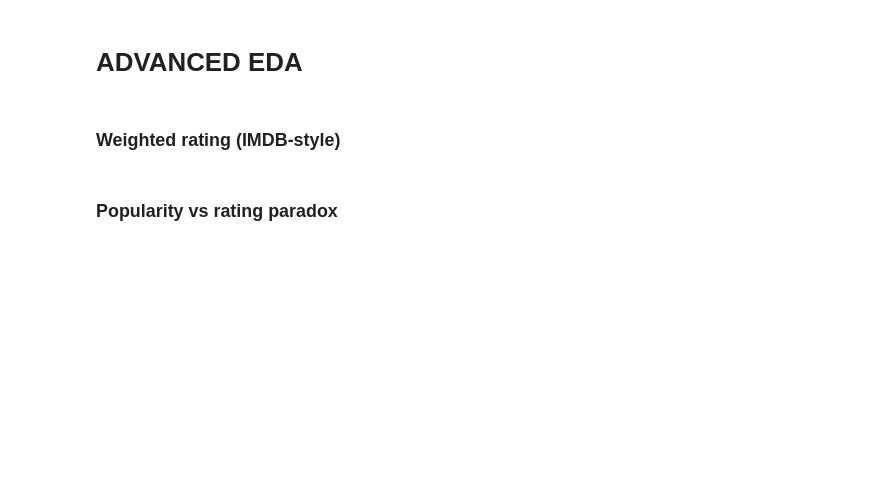
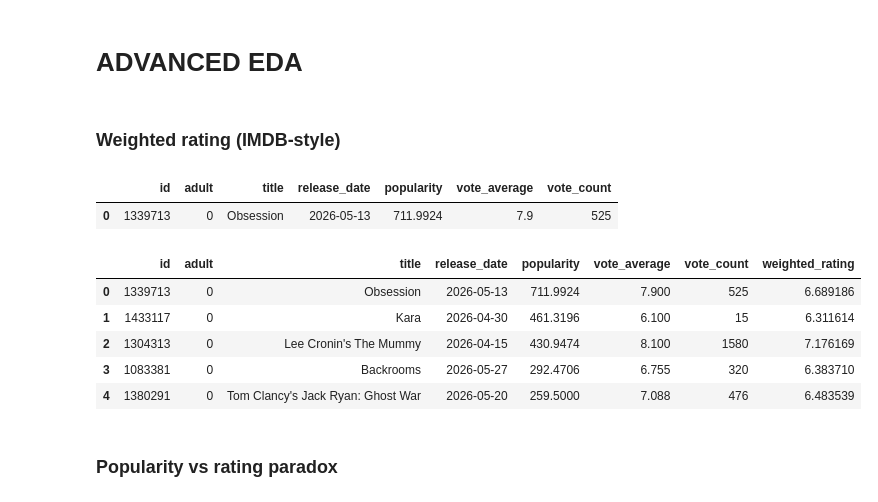
Before and after one commit to iqraghori/TMDB-API-Movie-Data-Analysis, a Jupyter notebook: the_movie_database_api.ipynb, the cells around one changed output. Drawn from its saved outputs; the diff is of its cells as text; code cells hidden in the pictures; blank space fills up the shorter version.

```diff
--- a/the_movie_database_api.ipynb
+++ b/the_movie_database_api.ipynb
@@ -168,5 +168,28 @@ The dataset is heavily imbalanced — a small number of movies dominate in both
 # **ADVANCED EDA**
 # %% [markdown]
 ### Weighted rating (IMDB-style)
+# %%
+df_movie.head(1)
+# %% [output]
+|  | id | adult | title | release_date | popularity | vote_average | vote_count |
+| 0 | 1339713 | 0 | Obsession | 2026-05-13 | 711.9924 | 7.9 | 525 |
+# %%
+m = df_movie['vote_count'].quantile(0.7).astype(int)
+c = df_movie['vote_average'].mean()
+
+def weighted_rating(x, m=m, c=c):
+  v = x['vote_count']
+  r = x['vote_average']
+  return (v/(v+m) * r) + (m/(m+v) * c)
+
+df_movie['weighted_rating'] = df_movie.apply(weighted_rating, axis = 1)
+df_movie.head(5)
+# %% [output]
+|  | id | adult | title | release_date | popularity | vote_average | vote_count | weighted_rating |
+| 0 | 1339713 | 0 | Obsession | 2026-05-13 | 711.9924 | 7.900 | 525 | 6.689186 |
+| 1 | 1433117 | 0 | Kara | 2026-04-30 | 461.3196 | 6.100 | 15 | 6.311614 |
+| 2 | 1304313 | 0 | Lee Cronin's The Mummy | 2026-04-15 | 430.9474 | 8.100 | 1580 | 7.176169 |
+| 3 | 1083381 | 0 | Backrooms | 2026-05-27 | 292.4706 | 6.755 | 320 | 6.383710 |
+| 4 | 1380291 | 0 | Tom Clancy's Jack Ryan: Ghost War | 2026-05-20 | 259.5000 | 7.088 | 476 | 6.483539 |
 # %% [markdown]
 ### Popularity vs rating paradox
```
Also changed, not shown: parts of 4 cells of this notebook.
